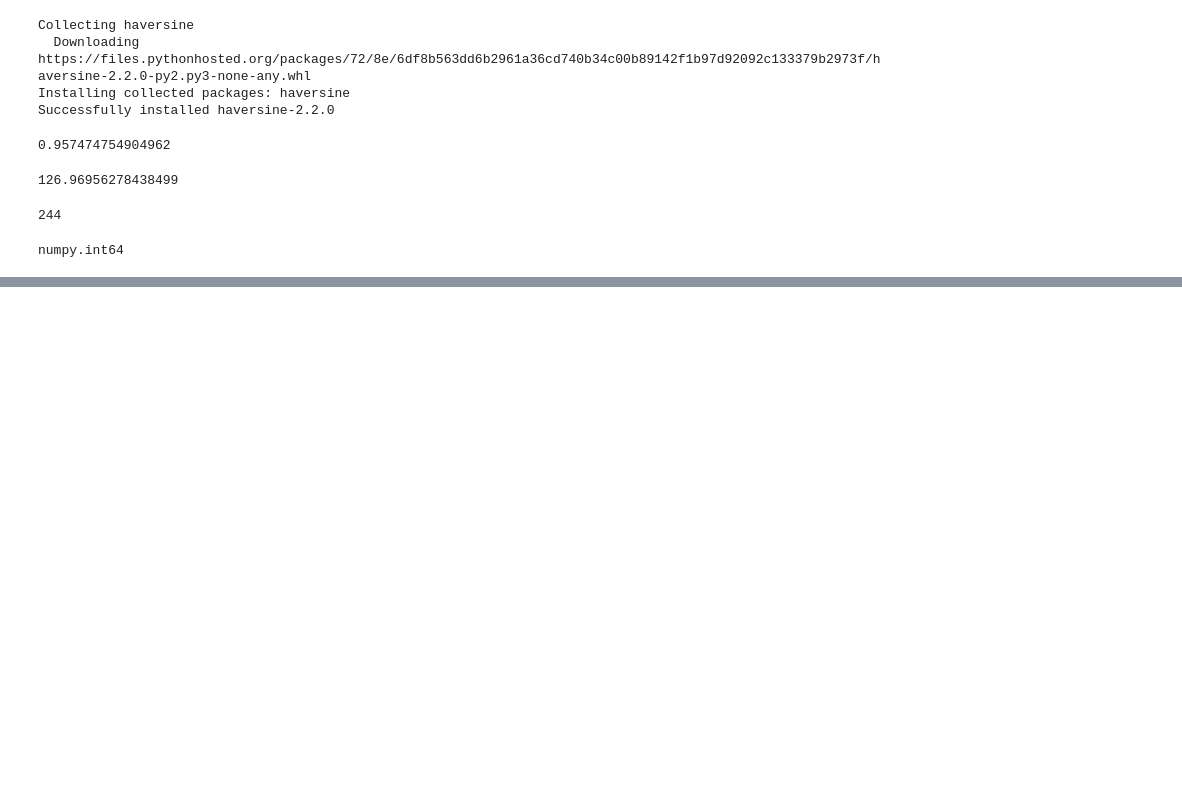
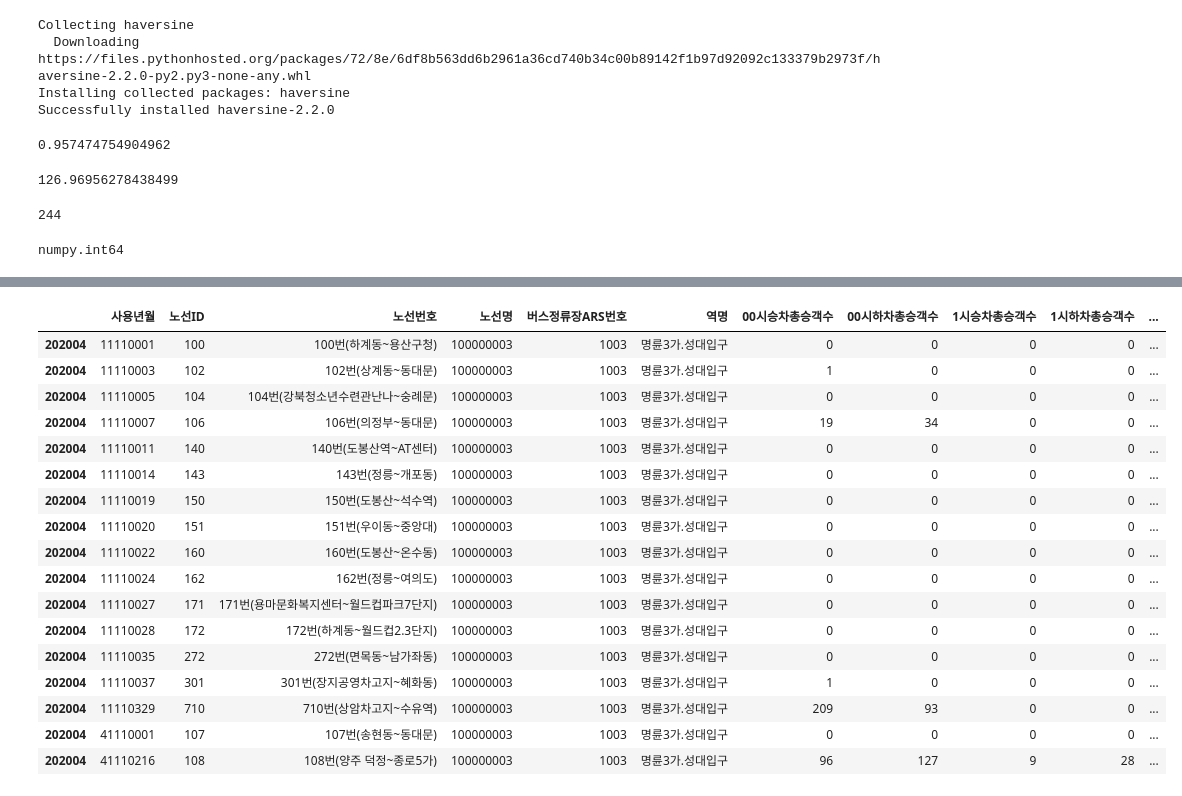
Before and after one commit to Changyoon-Lee/big_contest, a Jupyter notebook: 서울시_버스_승하차인구수.ipynb, the cells around one changed output, grey strips where cells are left out. Drawn from its saved outputs; the diff is of its cells as text; code cells hidden in the pictures; blank space fills up the shorter version.

```diff
--- a/서울시_버스_승하차인구수.ipynb
+++ b/서울시_버스_승하차인구수.ipynb
@@ -292,3 +311,24 @@ df_bus
+# %%
+df_bus[df_bus['노선명'] == 100000003]
+# %% [output]
+|  | 사용년월 | 노선ID | 노선번호 | 노선명 | 버스정류장ARS번호 | 역명 | 00시승차총승객수 | 00시하차총승객수 | 1시승차총승객수 | 1시하차총승객수 | ... |
+| 202004 | 11110001 | 100 | 100번(하계동~용산구청) | 100000003 | 1003 | 명륜3가.성대입구 | 0 | 0 | 0 | 0 | ... |
+| 202004 | 11110003 | 102 | 102번(상계동~동대문) | 100000003 | 1003 | 명륜3가.성대입구 | 1 | 0 | 0 | 0 | ... |
+| 202004 | 11110005 | 104 | 104번(강북청소년수련관난나~숭례문) | 100000003 | 1003 | 명륜3가.성대입구 | 0 | 0 | 0 | 0 | ... |
+| 202004 | 11110007 | 106 | 106번(의정부~동대문) | 100000003 | 1003 | 명륜3가.성대입구 | 19 | 34 | 0 | 0 | ... |
+| 202004 | 11110011 | 140 | 140번(도봉산역~AT센터) | 100000003 | 1003 | 명륜3가.성대입구 | 0 | 0 | 0 | 0 | ... |
+| 202004 | 11110014 | 143 | 143번(정릉~개포동) | 100000003 | 1003 | 명륜3가.성대입구 | 0 | 0 | 0 | 0 | ... |
+| 202004 | 11110019 | 150 | 150번(도봉산~석수역) | 100000003 | 1003 | 명륜3가.성대입구 | 0 | 0 | 0 | 0 | ... |
+| 202004 | 11110020 | 151 | 151번(우이동~중앙대) | 100000003 | 1003 | 명륜3가.성대입구 | 0 | 0 | 0 | 0 | ... |
+| 202004 | 11110022 | 160 | 160번(도봉산~온수동) | 100000003 | 1003 | 명륜3가.성대입구 | 0 | 0 | 0 | 0 | ... |
+| 202004 | 11110024 | 162 | 162번(정릉~여의도) | 100000003 | 1003 | 명륜3가.성대입구 | 0 | 0 | 0 | 0 | ... |
+| 202004 | 11110027 | 171 | 171번(용마문화복지센터~월드컵파크7단지) | 100000003 | 1003 | 명륜3가.성대입구 | 0 | 0 | 0 | 0 | ... |
+| 202004 | 11110028 | 172 | 172번(하계동~월드컵2.3단지) | 100000003 | 1003 | 명륜3가.성대입구 | 0 | 0 | 0 | 0 | ... |
+| 202004 | 11110035 | 272 | 272번(면목동~남가좌동) | 100000003 | 1003 | 명륜3가.성대입구 | 0 | 0 | 0 | 0 | ... |
+| 202004 | 11110037 | 301 | 301번(장지공영차고지~혜화동) | 100000003 | 1003 | 명륜3가.성대입구 | 1 | 0 | 0 | 0 | ... |
+| 202004 | 11110329 | 710 | 710번(상암차고지~수유역) | 100000003 | 1003 | 명륜3가.성대입구 | 209 | 93 | 0 | 0 | ... |
+| 202004 | 41110001 | 107 | 107번(송현동~동대문) | 100000003 | 1003 | 명륜3가.성대입구 | 0 | 0 | 0 | 0 | ... |
+| 202004 | 41110216 | 108 | 108번(양주 덕정~종로5가) | 100000003 | 1003 | 명륜3가.성대입구 | 96 | 127 | 9 | 28 | ... |
 # %%
 # df_bus['23시하차총승객수'] = list(df_bus['역명'])
 # df_bus
```
Also changed, not shown: parts of 15 cells of this notebook.
